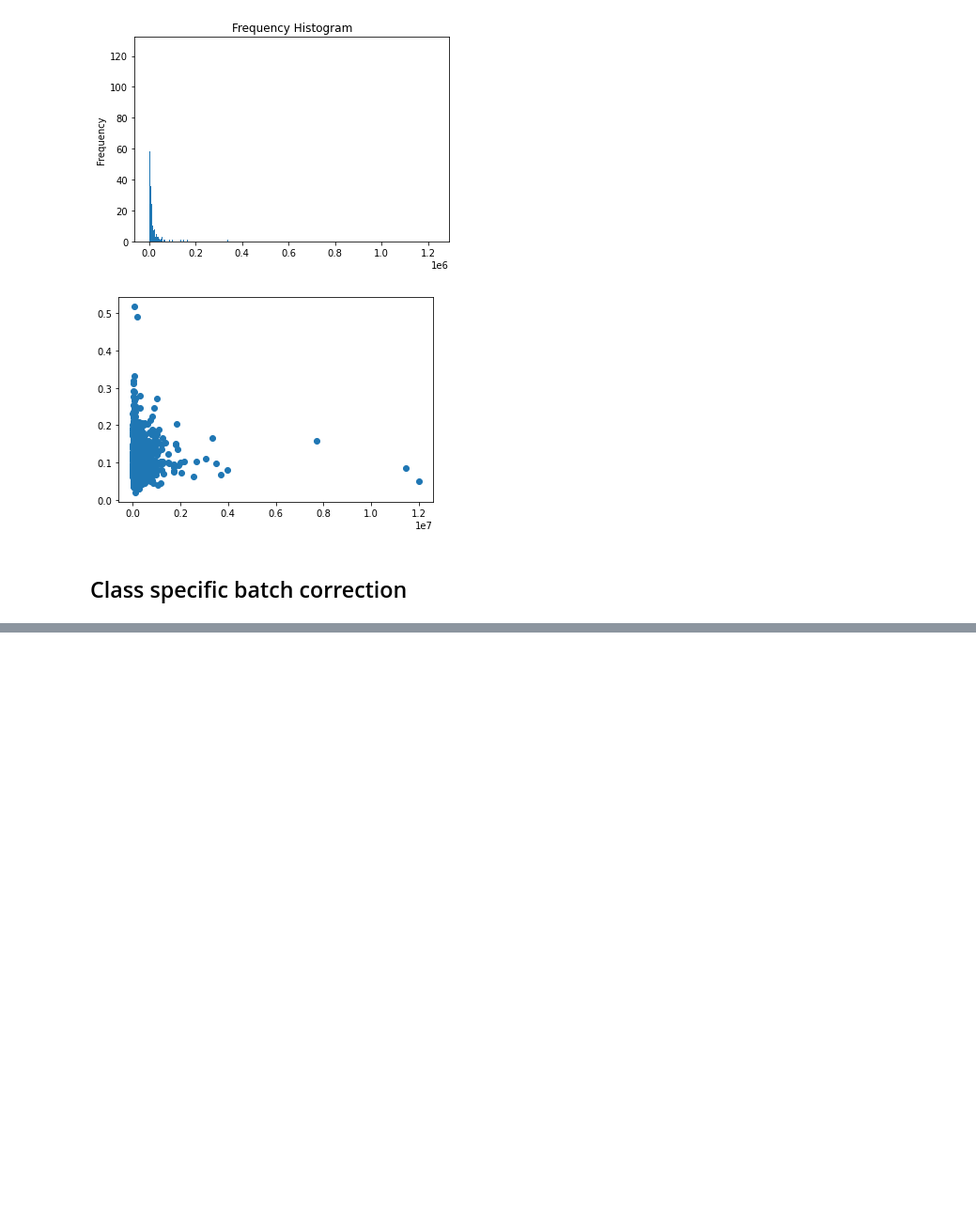
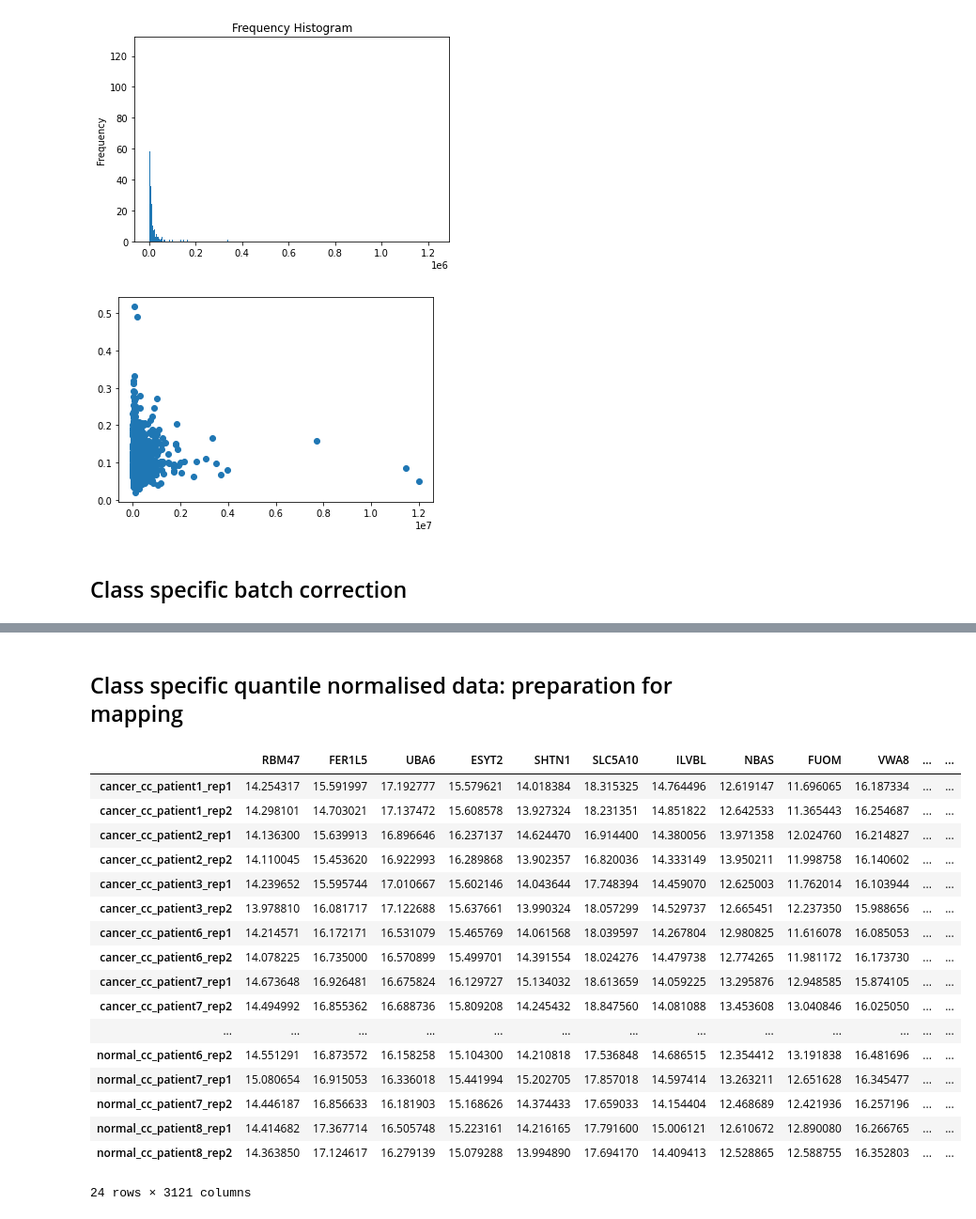
Before and after one commit to kaipengl/biodatascience, a Jupyter notebook: RCdataanalysis with quantile normalisation.ipynb, the cells around one changed output, grey strips where cells are left out. Shown at 94% size. Saved outputs shown, nothing was run; the diff lists cells and outputs as text; code cells hidden in the pictures; blank space fills up the shorter version.

```diff
--- a/RCdataanalysis with quantile normalisation.ipynb
+++ b/RCdataanalysis with quantile normalisation.ipynb
@@ -1080,0 +1305,19 @@ df_merge
+# %%
+#box plots after normalisation
+#perform class specific batch correction
+from combat.pycombat import pycombat
+
+#transform data into suitable format for batch correction and log transform
+df_cancer_qn_lc = np.log2(df_cancer_qn)
+#df_control = df_control.set_index("Unnamed: 0")
+df_control_qn_lc = np.log2(df_control_qn)
+
+#perform batch correction
+batch = [1,2,1,2,1,2,1,2,1,2,1,2]
+df_cancer_qn_bc = pycombat(df_cancer_qn_lc,batch)
+df_control_qn_bc = pycombat(df_control_qn_lc,batch)
+df_control_qn_bc = df_control_bc.set_index(df_cancer_bc.index)
+
+#merge the two class specific batch correction
+df_qn_merge = pd.concat([df_cancer_qn_bc, df_control_qn_bc], axis = 1)
+df_qn_merge
@@ -1080,0 +1351,60 @@ df_merge
+# %% [markdown]
+## Class specific quantile normalised data: preparation for mapping
+# %%
+#this block prepares the dictionaries for gene mapping
+pathway_gene = {}
+pathway_source = {}
+
+with open('c5.gobp.txt') as f:
+    for line in f:
+        genepathway = line.split()[0]
+        source = line.split()[1]
+        gene_symbols = line.split()[2:]
+        pathway_source[genepathway] = source
+        pathway_gene[genepathway] = gene_symbols
+
+#this block manages the converted genes
+#turn the converted genes to a dataframe
+converted_genes = pd.read_csv('converted genes.txt', sep = '\t')
+converted_genes.to_numpy()
+converted_genes
+
+#sort the converted genes
+sortedgenes = converted_genes.sort_values('From')
+sortedgenes
+
+#retain the unique genes symbols and converts it into a list
+uniquegenesarray = sortedgenes.drop_duplicates(subset=['From'])
+uniquegenesSym = uniquegenesarray["To"].tolist()
+uniquegenesFrom = uniquegenesarray["From"].tolist()
+
+#this block drops the columns that are not mapped
+df_qn_merge = df_qn_merge.T
+for g in df_qn_merge.columns:
+    if g not in uniquegenesFrom:
+        del df_qn_merge[g]
+
+df_qn_merge_sorted = df_qn_merge[sorted(df_qn_merge.columns)]
+
+#rename the columns
+df_qn_merge_sorted.columns = uniquegenesSym
+df_qn_merge_sorted
+# %% [output]
+|  | RBM47 | FER1L5 | UBA6 | ESYT2 | SHTN1 | SLC5A10 | ILVBL | NBAS | FUOM | VWA8 | ... | ... |
+| cancer_cc_patient1_rep1 | 14.254317 | 15.591997 | 17.192777 | 15.579621 | 14.018384 | 18.315325 | 14.764496 | 12.619147 | 11.696065 | 16.187334 | ... | ... |
+| cancer_cc_patient1_rep2 | 14.298101 | 14.703021 | 17.137472 | 15.608578 | 13.927324 | 18.231351 | 14.851822 | 12.642533 | 11.365443 | 16.254687 | ... | ... |
+| cancer_cc_patient2_rep1 | 14.136300 | 15.639913 | 16.896646 | 16.237137 | 14.624470 | 16.914400 | 14.380056 | 13.971358 | 12.024760 | 16.214827 | ... | ... |
+| cancer_cc_patient2_rep2 | 14.110045 | 15.453620 | 16.922993 | 16.289868 | 13.902357 | 16.820036 | 14.333149 | 13.950211 | 11.998758 | 16.140602 | ... | ... |
+| cancer_cc_patient3_rep1 | 14.239652 | 15.595744 | 17.010667 | 15.602146 | 14.043644 | 17.748394 | 14.459070 | 12.625003 | 11.762014 | 16.103944 | ... | ... |
+| cancer_cc_patient3_rep2 | 13.978810 | 16.081717 | 17.122688 | 15.637661 | 13.990324 | 18.057299 | 14.529737 | 12.665451 | 12.237350 | 15.988656 | ... | ... |
+| cancer_cc_patient6_rep1 | 14.214571 | 16.172171 | 16.531079 | 15.465769 | 14.061568 | 18.039597 | 14.267804 | 12.980825 | 11.616078 | 16.085053 | ... | ... |
+| cancer_cc_patient6_rep2 | 14.078225 | 16.735000 | 16.570899 | 15.499701 | 14.391554 | 18.024276 | 14.479738 | 12.774265 | 11.981172 | 16.173730 | ... | ... |
+| cancer_cc_patient7_rep1 | 14.673648 | 16.926481 | 16.675824 | 16.129727 | 15.134032 | 18.613659 | 14.059225 | 13.295876 | 12.948585 | 15.874105 | ... | ... |
+| cancer_cc_patient7_rep2 | 14.494992 | 16.855362 | 16.688736 | 15.809208 | 14.245432 | 18.847560 | 14.081088 | 13.453608 | 13.040846 | 16.025050 | ... | ... |
+| ... | ... | ... | ... | ... | ... | ... | ... | ... | ... | ... | ... | ... |
+| normal_cc_patient6_rep2 | 14.551291 | 16.873572 | 16.158258 | 15.104300 | 14.210818 | 17.536848 | 14.686515 | 12.354412 | 13.191838 | 16.481696 | ... | ... |
+| normal_cc_patient7_rep1 | 15.080654 | 16.915053 | 16.336018 | 15.441994 | 15.202705 | 17.857018 | 14.597414 | 13.263211 | 12.651628 | 16.345477 | ... | ... |
+| normal_cc_patient7_rep2 | 14.446187 | 16.856633 | 16.181903 | 15.168626 | 14.374433 | 17.659033 | 14.154404 | 12.468689 | 12.421936 | 16.257196 | ... | ... |
+| normal_cc_patient8_rep1 | 14.414682 | 17.367714 | 16.505748 | 15.223161 | 14.216165 | 17.791600 | 15.006121 | 12.610672 | 12.890080 | 16.266765 | ... | ... |
+| normal_cc_patient8_rep2 | 14.363850 | 17.124617 | 16.279139 | 15.079288 | 13.994890 | 17.694170 | 14.409413 | 12.528865 | 12.588755 | 16.352803 | ... | ... |
+24 rows × 3121 columns
```
Also changed, not shown: parts of 28 cells of this notebook.
